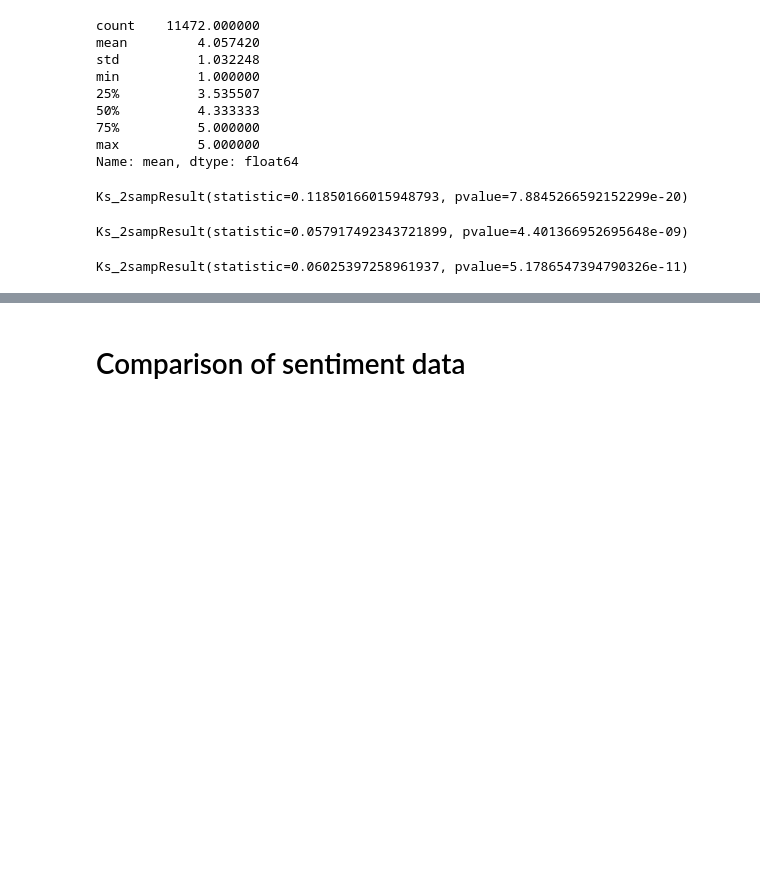
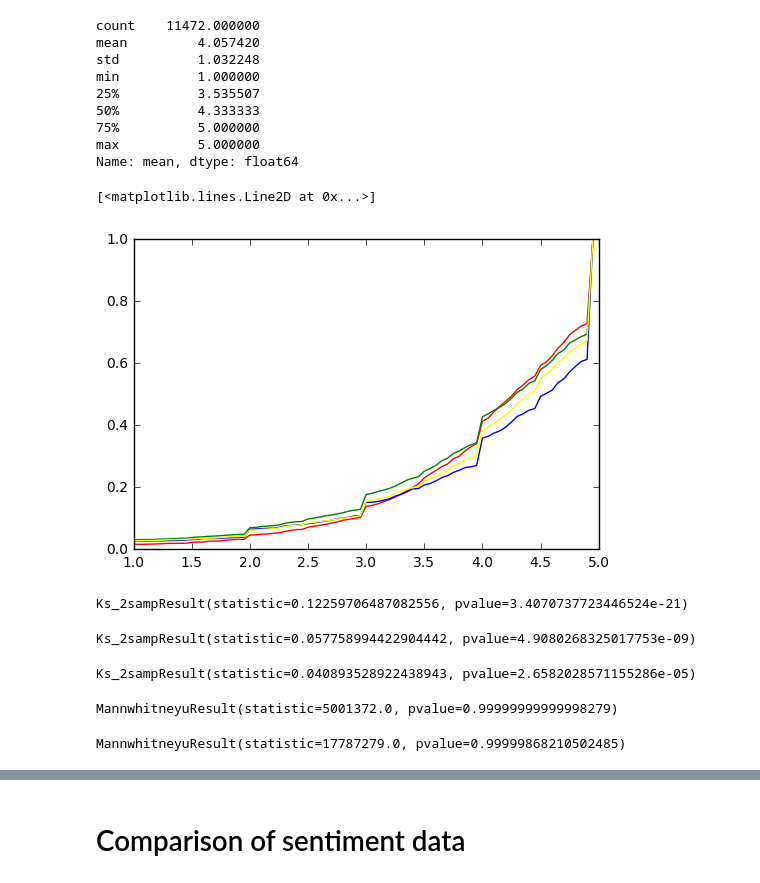
Before and after one commit to bojanp94/ADAProject, a Jupyter notebook: swiss products.ipynb, the cells around one changed output, grey strips where cells are left out. Drawn from its saved outputs; the diff is of its cells as text; code cells hidden in the pictures; blank space fills up the shorter version.

Commit message:
Updated Stats tests

```diff
--- a/swiss products.ipynb
+++ b/swiss products.ipynb
@@ -623,15 +651,39 @@ min          1.000000
 75%          5.000000
 max          5.000000
 Name: mean, dtype: float64
+# %%
+values, base = np.histogram(groupByProductWeight(swissDF), bins=80)
+cumulative = np.cumsum(values)
+plt.plot(base[:-1], cumulative/len(groupByProductWeight(swissDF)), c='red')
+values, base = np.histogram(groupByProductWeight(FrenchDF), bins=80)
+cumulative = np.cumsum(values)
+plt.plot(base[:-1], cumulative/len(groupByProductWeight(FrenchDF)), c='blue')
+values, base = np.histogram(groupByProductWeight(USDF), bins=80)
+cumulative = np.cumsum(values)
+plt.plot(base[:-1], cumulative/len(groupByProductWeight(USDF)), c='green')
+values, base = np.histogram(groupByProductWeight(GermanDF), bins=80)
+cumulative = np.cumsum(values)
+plt.plot(base[:-1], cumulative/len(groupByProductWeight(GermanDF)), c='yellow')
+# %% [output]
+[<matplotlib.lines.Line2D at 0x...>]
+[figure, added]
 # %%
-stats.ks_2samp(groupByProduct(swissDF), groupByProduct(FrenchDF))
+stats.ks_2samp(groupByProductWeight(swissDF), groupByProductWeight(FrenchDF))
 # %% [output]
-Ks_2sampResult(statistic=0.11850166015948793, pvalue=7.8845266592152299e-20)
+Ks_2sampResult(statistic=0.12259706487082556, pvalue=3.4070737723446524e-21)
 # %%
-stats.ks_2samp(groupByProduct(swissDF), groupByProduct(GermanDF))
+stats.ks_2samp(groupByProductWeight(swissDF), groupByProductWeight(GermanDF))
 # %% [output]
-Ks_2sampResult(statistic=0.057917492343721899, pvalue=4.401366952695648e-09)
+Ks_2sampResult(statistic=0.057758994422904442, pvalue=4.9080268325017753e-09)
 # %%
-stats.ks_2samp(groupByProduct(swissDF), groupByProduct(USDF))
+stats.ks_2samp(groupByProductWeight(swissDF), groupByProductWeight(USDF))
 # %% [output]
-Ks_2sampResult(statistic=0.06025397258961937, pvalue=5.1786547394790326e-11)
+Ks_2sampResult(statistic=0.040893528922438943, pvalue=2.6582028571155286e-05)
+# %%
+scipy.stats.mannwhitneyu(groupByProductWeight(swissDF), groupByProductWeight(FrenchDF), alternative="greater")
+# %% [output]
+MannwhitneyuResult(statistic=5001372.0, pvalue=0.99999999999998279)
+# %%
+scipy.stats.mannwhitneyu(groupByProductWeight(swissDF), groupByProductWeight(GermanDF), alternative="greater")
+# %% [output]
+MannwhitneyuResult(statistic=17787279.0, pvalue=0.99999868210502485)
```
Also changed, not shown: parts of 25 cells of this notebook.
